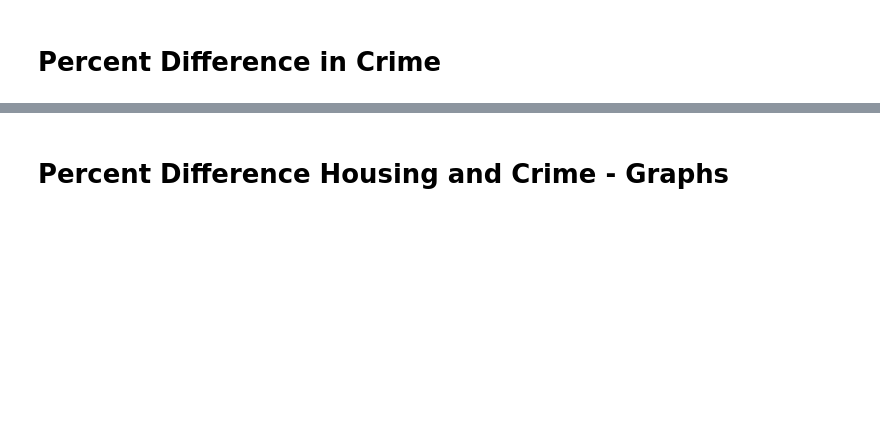
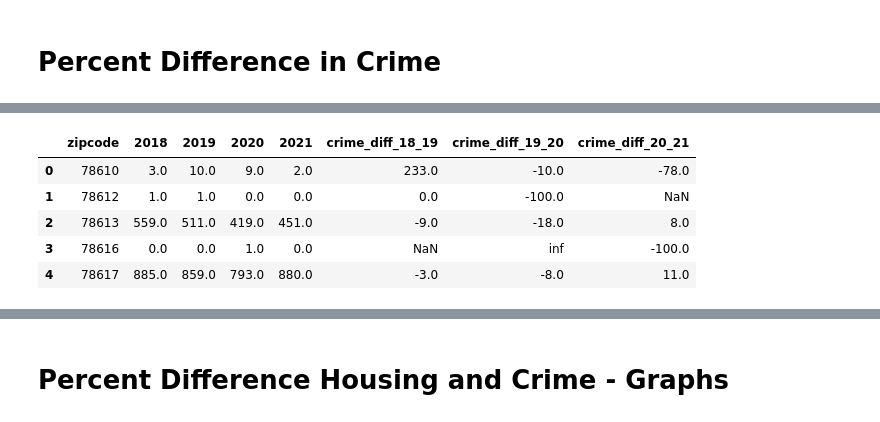
Before and after one commit to kellykindla/FinalProject, a Jupyter notebook: Refactoring.ipynb, the cells around one changed output, grey strips where cells are left out. Cells and saved outputs as stored; diff of their text form; code cells hidden in the pictures; blank space fills up the shorter version.

Commit message:
updated code to consider cleaning

```diff
--- a/Refactoring.ipynb
+++ b/Refactoring.ipynb
@@ -323,6 +367,6 @@ price_diff.head()
 #group by zip code and year; count and unstack
 #need to use clead crime df
 #looks like your already group by above - maybe use that insead?
-crime = clean_df.groupby(['Zip_Code','year']).count().unstack()
+crime = crime_df.groupby(['zipcode','year']).count().unstack()
 crime = crime[['Incident_Number']]
 crime.head()
@@ -339,9 +406,16 @@ crime.head()
 # %%
 #percent increase/decrease calculation
-crime['crime_diff_18_19'] = round(((crime['Crime_Count'][2019] - crime['Crime_Count'][2018])/crime['Crime_Count'][2018])*100,0)
-crime['crime_diff_19_20'] = round(((crime['Crime_Count'][2020] - crime['Crime_Count'][2019])/crime['Crime_Count'][2019])*100,0)
-crime['crime_diff_20_21'] = round(((crime['Crime_Count'][2021] - crime['Crime_Count'][2020])/crime['Crime_Count'][2020])*100,0)
+crime['crime_diff_18_19'] = round(((crime[2019] - crime[2018])/crime[2018])*100,0)
+crime['crime_diff_19_20'] = round(((crime[2020] - crime[2019])/crime[2019])*100,0)
+crime['crime_diff_20_21'] = round(((crime[2021] - crime[2020])/crime[2020])*100,0)
 crime.head()
+# %% [output]
+|  | zipcode | 2018 | 2019 | 2020 | 2021 | crime_diff_18_19 | crime_diff_19_20 | crime_diff_20_21 |
+| 0 | 78610 | 3.0 | 10.0 | 9.0 | 2.0 | 233.0 | -10.0 | -78.0 |
+| 1 | 78612 | 1.0 | 1.0 | 0.0 | 0.0 | 0.0 | -100.0 | NaN |
+| 2 | 78613 | 559.0 | 511.0 | 419.0 | 451.0 | -9.0 | -18.0 | 8.0 |
+| 3 | 78616 | 0.0 | 0.0 | 1.0 | 0.0 | NaN | inf | -100.0 |
+| 4 | 78617 | 885.0 | 859.0 | 793.0 | 880.0 | -3.0 | -8.0 | 11.0 |
 # %%
 # fill Nan and inf with 0
 crime = crime.fillna(0)
```
Also changed, not shown: parts of 18 cells of this notebook.
